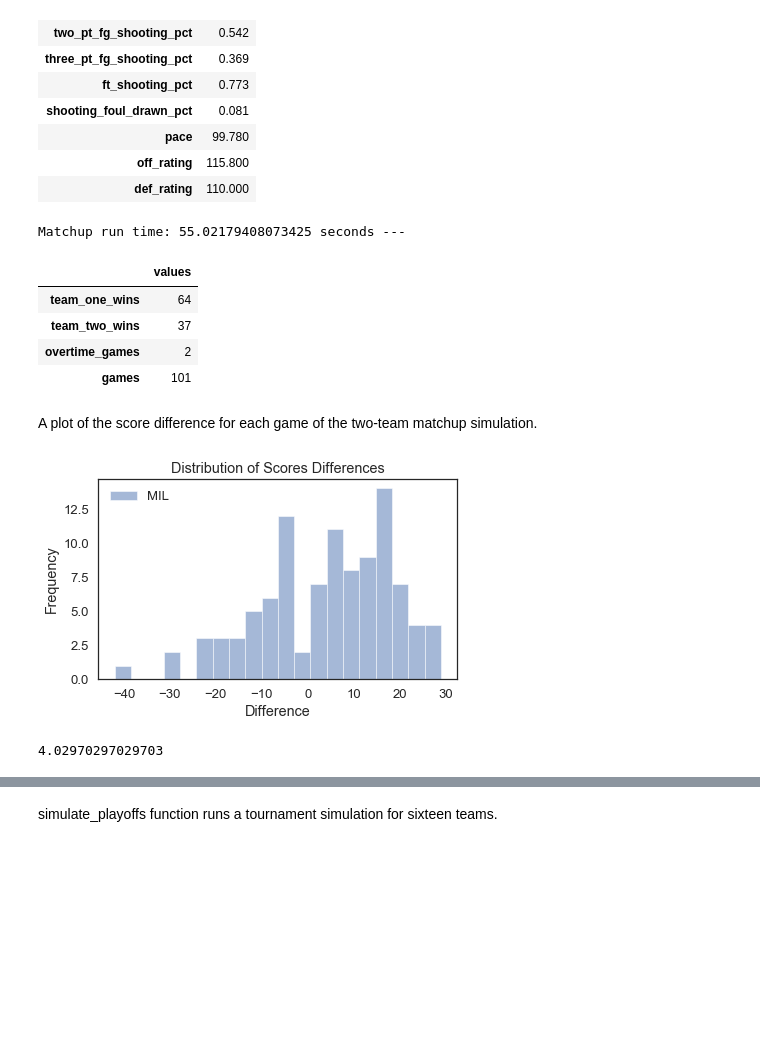
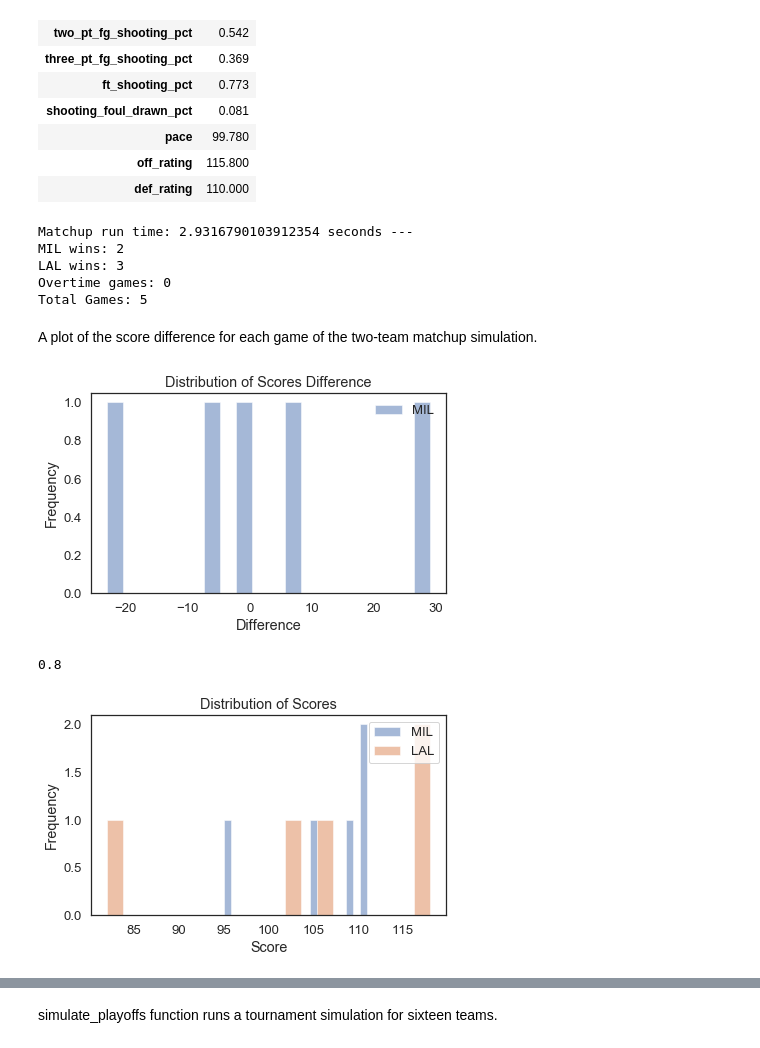
Before and after one commit to ptanofsky/ModSimPy, a Jupyter notebook: FinalProject/FinalProject_v3.ipynb, the cells around one changed output, grey strips where cells are left out. Cells and saved outputs as stored; diff of their text form; code cells hidden in the pictures; blank space fills up the shorter version.

```diff
--- a/FinalProject/FinalProject_v3.ipynb
+++ b/FinalProject/FinalProject_v3.ipynb
@@ -1109,7 +1109,11 @@ def simulate_matchup_between_two_teams(team_1, team_2, games):
     matchup = State(team_one_wins=0,
                     team_two_wins=0,
                     overtime_games=0,
-                    games=0)
+                    games=0,
+                    team_one_score=TimeSeries(),
+                    team_two_score=TimeSeries(),
+                    team_one=team_1,
+                    team_two=team_2)
 
     # Create TimeSeries object to track the game result difference
     game_result_diff = TimeSeries()
@@ -1127,9 +1131,13 @@ def simulate_matchup_between_two_teams(team_1, team_2, games):
 
         if (gm_team_one.max() > gm_team_two.max()):
             matchup.team_one_wins += 1
+            matchup.team_one_score[g] = gm_team_one.max()
+            matchup.team_two_score[g] = gm_team_two.max()
             game_result_diff[g] = gm_team_one.max() - gm_team_two.max()
         elif (gm_team_two.max() > gm_team_one.max()):
             matchup.team_two_wins += 1
+            matchup.team_one_score[g] = gm_team_one.max()
+            matchup.team_two_score[g] = gm_team_two.max()
             game_result_diff[g] = gm_team_one.max() - gm_team_two.max()
         else:
             # Tie: Send game to overtime
@@ -1148,10 +1156,14 @@ def simulate_matchup_between_two_teams(team_1, team_2, games):
 
                 if (gm_team_one.max() > gm_team_two.max()):
                     matchup.team_one_wins += 1
+                    matchup.team_one_score[g] = gm_team_one.max()
+                    matchup.team_two_score[g] = gm_team_two.max()
                     game_result_diff[g] = gm_team_one.max() - gm_team_two.max()
                     score_tied = False
                 elif (gm_team_two.max() > gm_team_one.max()):
                     matchup.team_two_wins += 1
+                    matchup.team_one_score[g] = gm_team_one.max()
+                    matchup.team_two_score[g] = gm_team_two.max()
                     game_result_diff[g] = gm_team_one.max() - gm_team_two.max()
                     score_tied = False
 
@@ -1176,32 +1188,50 @@ team_A
 | pace | 99.780 |
 | off_rating | 115.800 |
 | def_rating | 110.000 |
-# %%
-# Test simulate_matchup_between_two_teams
-matchup_results, pt_diffs = simulate_matchup_between_two_teams('MIL', 'LAL', 101)
-
-matchup_results
-# %% [output]
-Matchup run time: 55.02179408073425 seconds ---
-|  | values |
-| team_one_wins | 64 |
-| team_two_wins | 37 |
-| overtime_games | 2 |
-| games | 101 |
+# %%
+# Test simulate_matchup_between_two_teams
+matchup_results, pt_diffs = simulate_matchup_between_two_teams('MIL', 'LAL', 5)
+
+print(matchup_results.team_one, "wins:", matchup_results.team_one_wins)
+print(matchup_results.team_two, "wins:", matchup_results.team_two_wins)
+print("Overtime games:", matchup_results.overtime_games)
+print("Total Games:", matchup_results.games)
+# %% [output]
+Matchup run time: 2.9316790103912354 seconds ---
+MIL wins: 2
+LAL wins: 3
+Overtime games: 0
+Total Games: 5
 # %% [markdown]
 A plot of the score difference for each game of the two-team matchup simulation.
 # %%
 pt_diffs_ser = pandas.Series(pt_diffs)
 
 pt_diffs_ser.plot.hist(bins=20, alpha=0.5, label='MIL')
 
-decorate(title='Distribution of Scores Differences',
+decorate(title='Distribution of Scores Difference',
          xlabel='Difference',
          ylabel='Frequency',
          legend='MIL')
 # %% [output]
-[figure, old version]
+[figure, new version]
 # %%
 pt_diffs.mean()
 # %% [output]
-4.02970297029703
+0.8
+# %%
+from matplotlib import pyplot
+
+team_one_scores = pandas.Series(matchup_results.team_one_score)
+team_two_scores = pandas.Series(matchup_results.team_two_score)
+
+pyplot.hist(team_one_scores, bins=20, alpha=0.5, label=matchup_results.team_one)
+pyplot.hist(team_two_scores, bins=20, alpha=0.5, label=matchup_results.team_two)
+pyplot.legend(loc='upper right')
+decorate(title='Distribution of Scores',
+         xlabel='Score',
+         ylabel='Frequency',
+         legend=None)
+pyplot.show()
+# %% [output]
+[figure, added]
```
Also changed, not shown: parts of 24 cells of this notebook, 6 other files.
